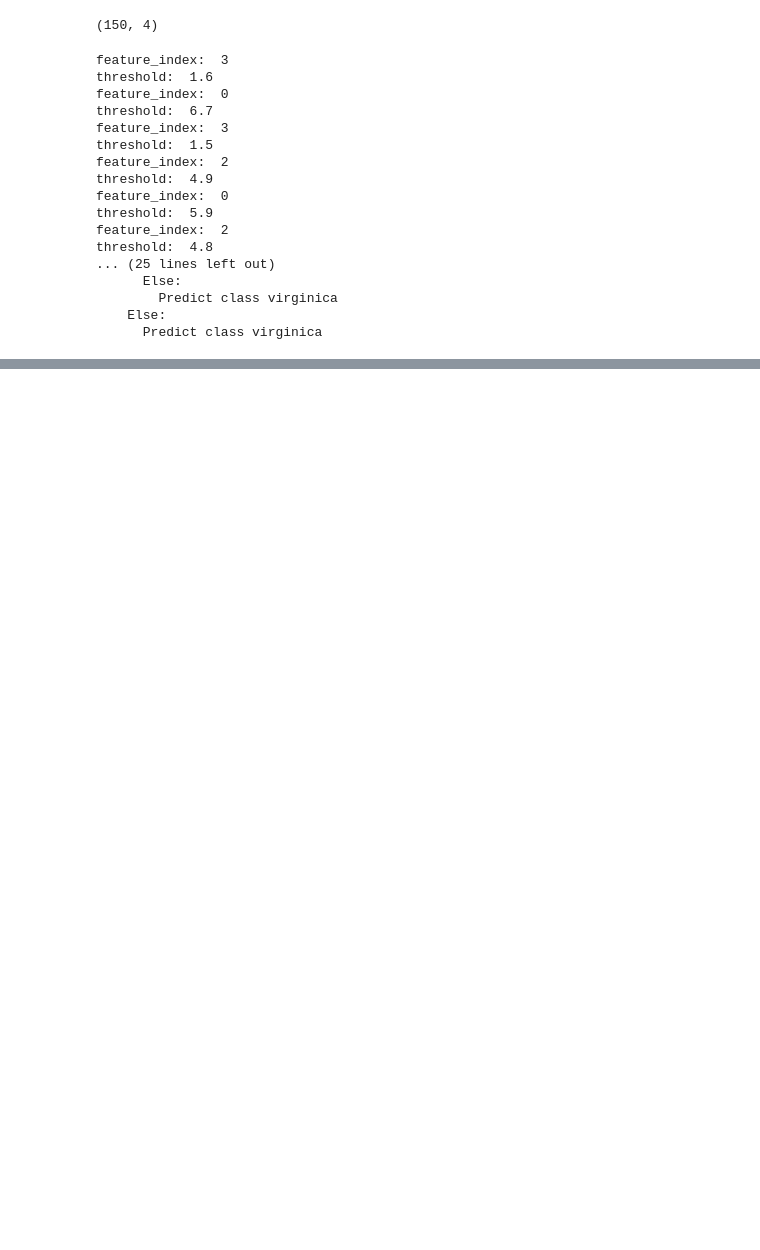
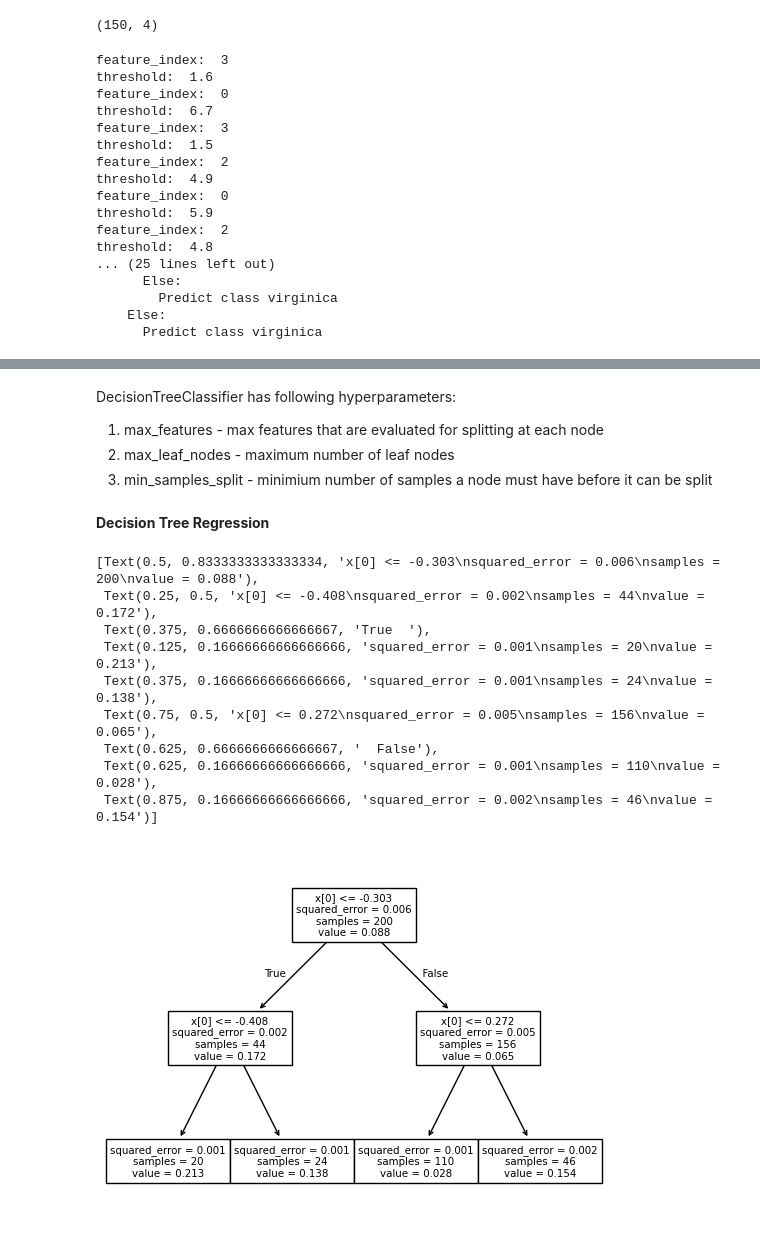
Before and after one commit to ankita1200/Machine-Learning-Topics, a Jupyter notebook: DecisionTrees_CARTAlgo.ipynb, the cells around one changed output, grey strips where cells are left out. Drawn from its saved outputs; the diff is of its cells as text; code cells hidden in the pictures; blank space fills up the shorter version.

```diff
--- a/DecisionTrees_CARTAlgo.ipynb
+++ b/DecisionTrees_CARTAlgo.ipynb
@@ -154,0 +174,5 @@ threshold:  4.8
+# %% [markdown]
+DecisionTreeClassifier has following hyperparameters:
+1. max_features - max features that are evaluated for splitting at each node
+2. max_leaf_nodes - maximum number of leaf nodes
+3. min_samples_split - minimium number of samples a node must have before it can be split
@@ -154,0 +181,20 @@ threshold:  4.8
+# %% [markdown]
+**Decision Tree Regression**
+# %%
+np.random.seed(42)
+X = np.random.rand(200,1) - 0.5
+y = X**2 + 0.025 * np.random.randn(200,1)
+reg = DecisionTreeRegressor(max_depth=2, random_state=42)
+reg.fit(X,y)
+tree.plot_tree(reg)
+# %% [output]
+[Text(0.5, 0.8333333333333334, 'x[0] <= -0.303\nsquared_error = 0.006\nsamples = 200\nvalue = 0.088'),
+ Text(0.25, 0.5, 'x[0] <= -0.408\nsquared_error = 0.002\nsamples = 44\nvalue = 0.172'),
+ Text(0.375, 0.6666666666666667, 'True  '),
+ Text(0.125, 0.16666666666666666, 'squared_error = 0.001\nsamples = 20\nvalue = 0.213'),
+ Text(0.375, 0.16666666666666666, 'squared_error = 0.001\nsamples = 24\nvalue = 0.138'),
+ Text(0.75, 0.5, 'x[0] <= 0.272\nsquared_error = 0.005\nsamples = 156\nvalue = 0.065'),
+ Text(0.625, 0.6666666666666667, '  False'),
+ Text(0.625, 0.16666666666666666, 'squared_error = 0.001\nsamples = 110\nvalue = 0.028'),
+ Text(0.875, 0.16666666666666666, 'squared_error = 0.002\nsamples = 46\nvalue = 0.154')]
+[figure, added]
```
Also changed, not shown: parts of 17 cells of this notebook.
